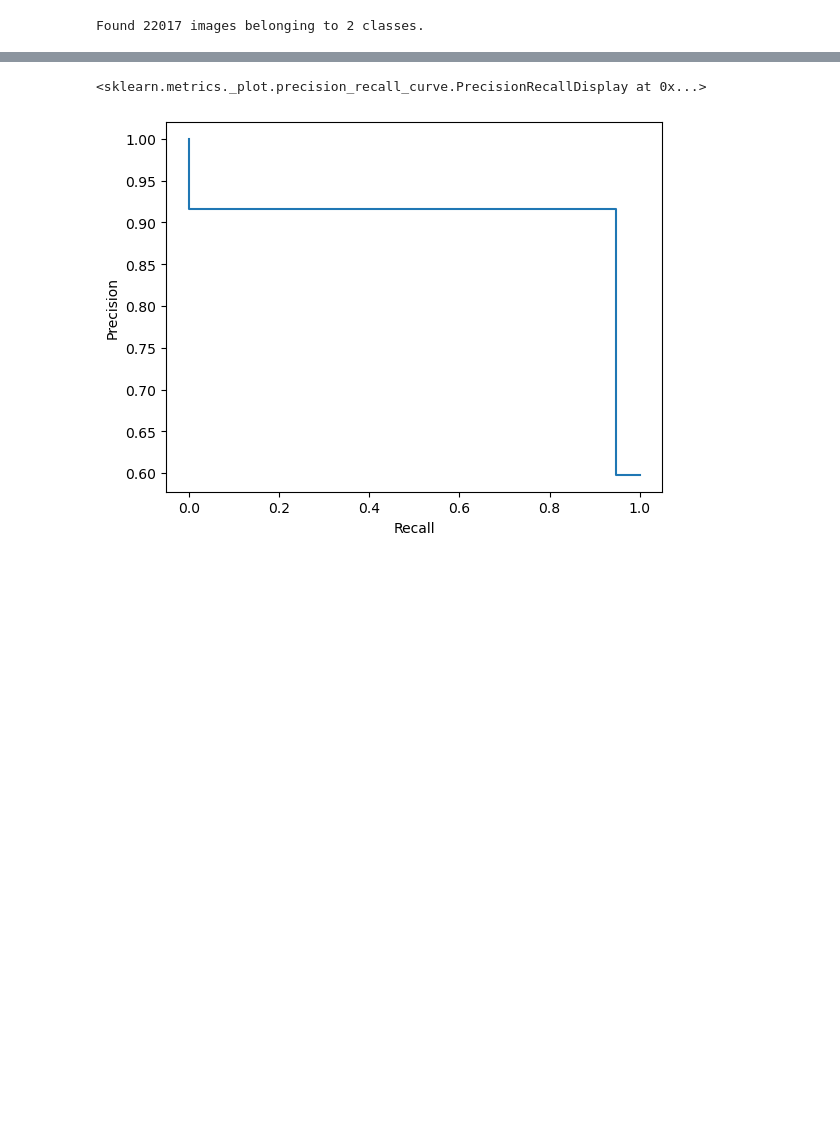
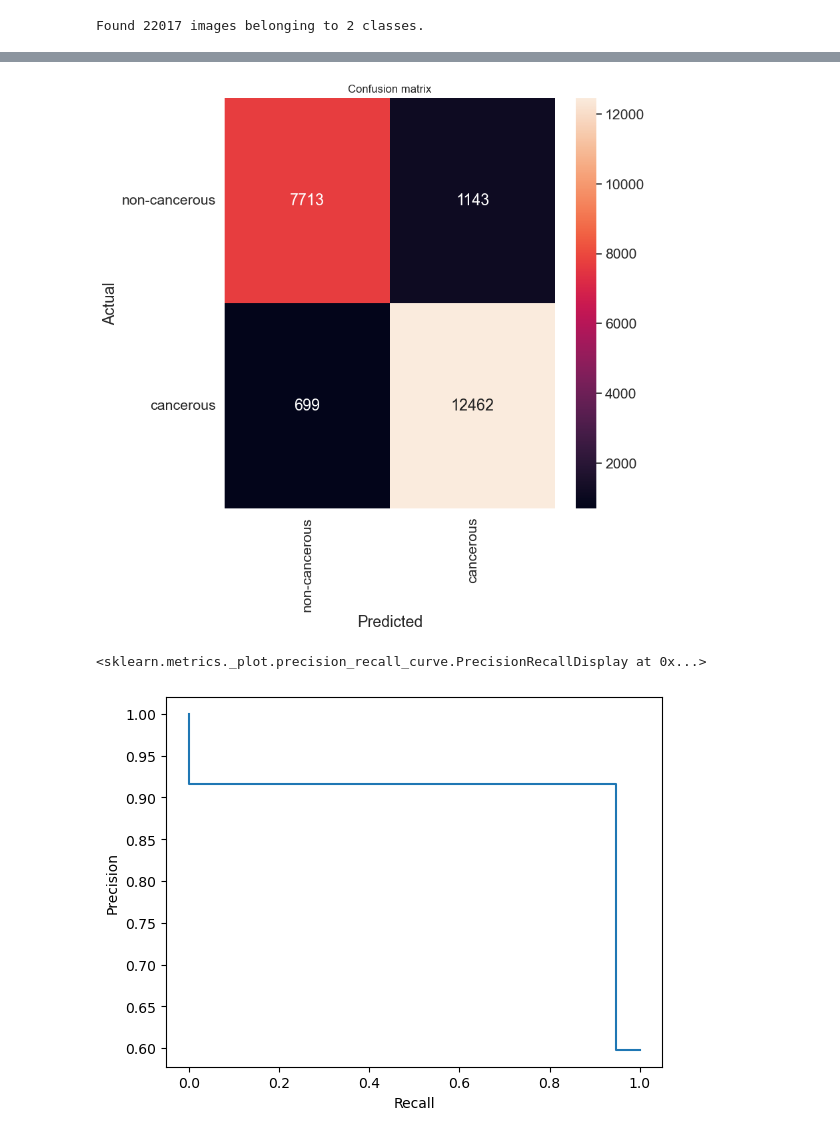
Before and after one commit to santtula123/Histopathologic-Cancer-Detection-Deep-Learning, a Jupyter notebook: 3_model_diagnostics_and_predictions.ipynb, the cells around one changed output, grey strips where cells are left out. Drawn from its saved outputs; the diff is of its cells as text; code cells hidden in the pictures; blank space fills up the shorter version.

```diff
--- a/3_model_diagnostics_and_predictions.ipynb
+++ b/3_model_diagnostics_and_predictions.ipynb
@@ -19,7 +22,7 @@ with tf.device('/cpu:0'):
 
     preds = model.predict(X_test_eval, batch_size=10)
 # %%
-preds_labels = (preds > 0.51).astype(int)[:,0]
+preds_labels = (preds > 0.50).astype(int)[:,0]
 # %%
 tn, fp, fn, tp = confusion_matrix(y_test_eval, preds_labels).ravel()
 acc, prec, rec, fscore = accuracy_score(y_test_eval, preds_labels), precision_score(y_test_eval, preds_labels), recall_score(y_test_eval, preds_labels), f1_score(y_test_eval, preds_labels)
@@ -34,3 +37,21 @@ Classification results:
+# %%
+def plot_confusion_matrix(actual, predicted):
+  cm = tf.math.confusion_matrix(actual, predicted)
+  ax = sns.heatmap(cm, annot=True, fmt='g')
+  sns.set(rc={'figure.figsize':(8, 8)})
+  sns.set(font_scale=1.0)
+  ax.set_title('Confusion matrix')
+  ax.set_xlabel('Predicted')
+  ax.set_ylabel('Actual')
+  plt.xticks(rotation=90)
+  plt.yticks(rotation=0)
+  labels = ["non-cancerous","cancerous"]
+  ax.xaxis.set_ticklabels(labels)
+  ax.yaxis.set_ticklabels(labels)
+# %%
+plot_confusion_matrix(y_test_eval, preds_labels)
+# %% [output]
+[figure, added]
 # %%
 precision, recall, thresholds = precision_recall_curve(y_test_eval, preds_labels)
 prd = PrecisionRecallDisplay(precision, recall)
```
Also changed, not shown: parts of 9 cells of this notebook, 3 other files.
